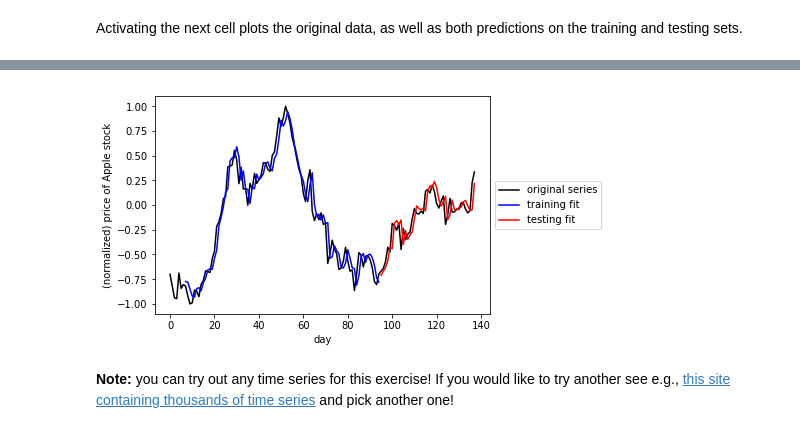
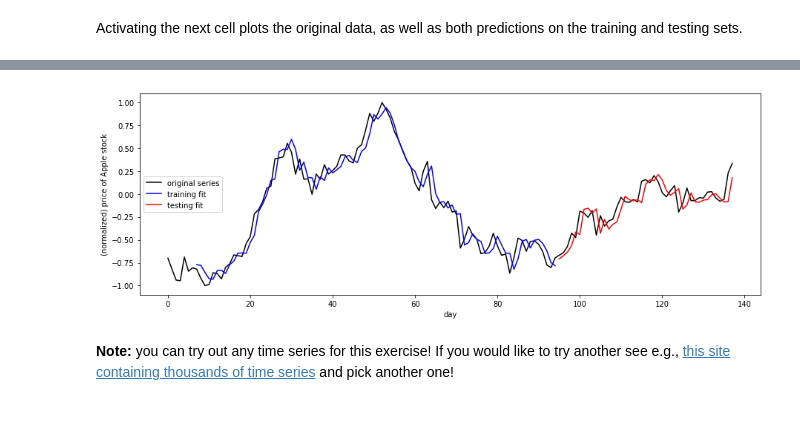
Before and after one commit to ksooklall/Artificial-Intelligence, a Jupyter notebook: Term_2/aind2-rnn/RNN_project.ipynb, the cells around one changed output, grey strips where cells are left out. Cells and saved outputs as stored; diff of their text form; code cells hidden in the pictures.

```diff
--- a/Term_2/aind2-rnn/RNN_project.ipynb
+++ b/Term_2/aind2-rnn/RNN_project.ipynb
@@ -288,6 +291,8 @@ Non-trainable params: 0.0
 _________________________________________________________________
 # %% [markdown]
 With your model built you can now fit the model by activating the cell below!  Note: the number of epochs (np_epochs) and batch_size are preset (so we can all produce the same results).  You can choose to toggle the verbose parameter - which gives you regular updates on the progress of the algorithm - on and off by setting it to 1 or 0 respectively.
+# %%
+tensorBoard = TensorBoard(log_dir='./logs', histogram_freq=0, write_graph=True, write_images=True)
 # %%
 # run your model!
-model.fit(X_train, y_train, epochs=1000, batch_size=50, verbose=0)
+hist = model.fit(X_train, y_train, epochs=1000, batch_size=50, verbose=0, callbacks=[tensorBoard])
@@ -331,25 +365,25 @@ Activating the next cell plots the original data, as well as both predictions on
 # %%
 ### Plot everything - the original series as well as predictions on training and testing sets
 import matplotlib.pyplot as plt
 %matplotlib inline
-
+fig, ax = plt.subplots(figsize=(15, 5))
 # plot original series
 plt.plot(dataset,color = 'k')
 
 # plot training set prediction
 split_pt = train_test_split + window_size
 plt.plot(np.arange(window_size,split_pt,1),train_predict,color = 'b')
 
 # plot testing set prediction
 plt.plot(np.arange(split_pt,split_pt + len(test_predict),1),test_predict,color = 'r')
 
 # pretty up graph
 plt.xlabel('day')
 plt.ylabel('(normalized) price of Apple stock')
-plt.legend(['original series','training fit','testing fit'],loc='center left', bbox_to_anchor=(1, 0.5))
+plt.legend(['original series','training fit','testing fit'],loc='center left')
 plt.show()
 # %% [output]
-[figure, old version]
+[figure, new version]
 # %% [markdown]
 **Note:** you can try out any time series for this exercise!  If you would like to try another see e.g., [this site containing thousands of time series](https://datamarket.com/data/list/?q=provider%3Atsdl) and pick another one!
 # %% [markdown]
```
Also changed, not shown: parts of 11 cells of this notebook, 2 other files.
